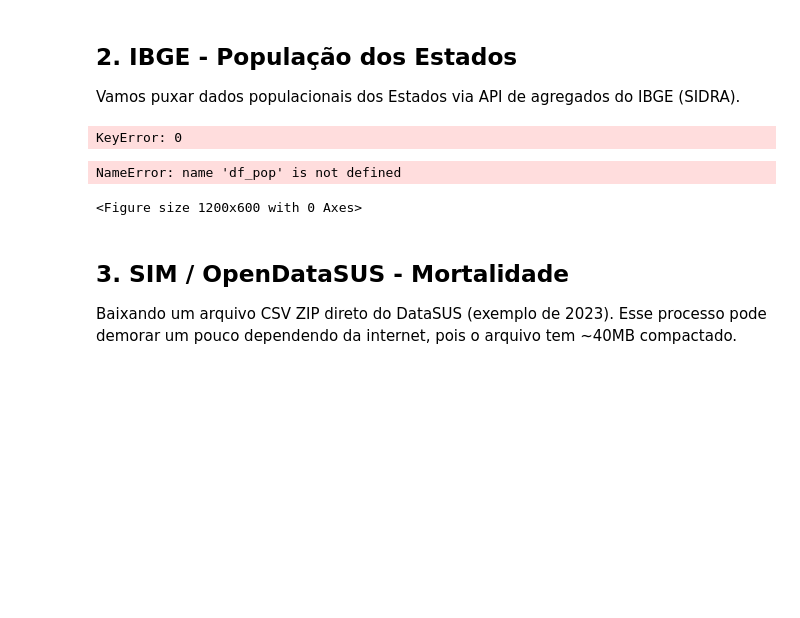
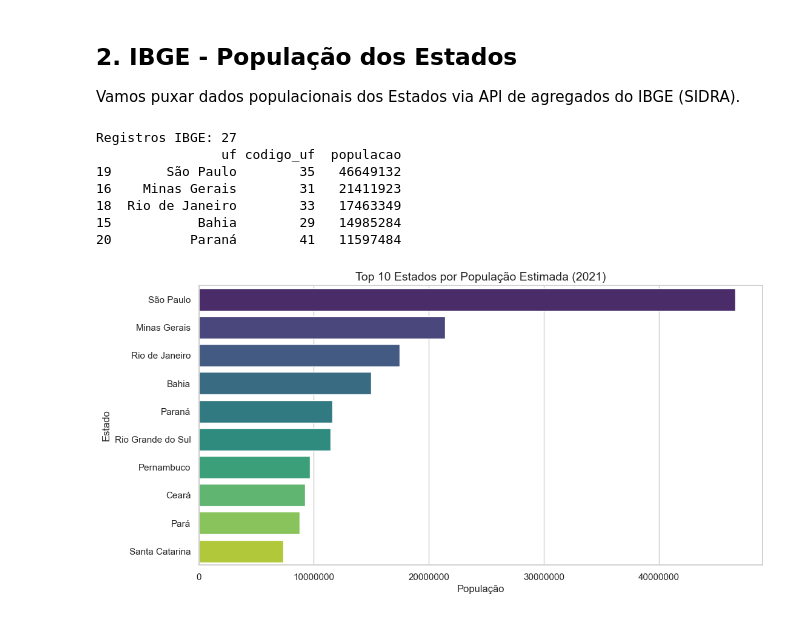
Before and after one commit to ramonsss/projeto_ciencia_de_dados, a Jupyter notebook: notebooks/01_exploracao_tratamento_inicial.ipynb, the cells around one changed output. Cells and saved outputs as stored; diff of their text form; code cells hidden in the pictures; blank space fills up the shorter version.

Commit message:
fix: now the project reads the url sidra

```diff
--- a/notebooks/01_exploracao_tratamento_inicial.ipynb
+++ b/notebooks/01_exploracao_tratamento_inicial.ipynb
@@ -55,46 +55,61 @@ plt.show()
 ## 2. IBGE - População dos Estados
 Vamos puxar dados populacionais dos Estados via API de agregados do IBGE (SIDRA).
 # %%
-# --- INGESTÃO ---
-# Tabela 4709 (População residente estimativa), Variável 9324
-url_ibge = "https://servicodados.ibge.gov.br/api/v3/agregados/4709/periodos/2021/variaveis/9324?localidades=N3[all]"
-resp_ibge = requests.get(url_ibge)
+url_sidra = "https://apisidra.ibge.gov.br/values/t/6579/v/9324/p/2021/n3/all"
+
+resp_ibge = requests.get(url_sidra)
+resp_ibge.raise_for_status()
+
 dados_ibge = resp_ibge.json()
 
-# Parsing do JSON complexo do SIDRA
-registros_pop = []
-for resultado in dados_ibge[0]['resultados']:
-    for serie in resultado['series']:
-        registros_pop.append({
-            'uf': serie['localidade']['nome'],
-            'codigo_uf': serie['localidade']['id'],
-            'populacao': serie['serie']['2021']
-        })
+# Ignora o cabeçalho descritivo (posição 0)
+df_raw = pd.DataFrame(dados_ibge[1:])
 
-df_pop = pd.DataFrame(registros_pop)
+# Mapeamento com as colunas corretas descobertas no cabeçalho
+df_pop = pd.DataFrame(
+    {
+        "uf": df_raw["D3N"],  # Nome do Estado (ex: São Paulo, Pará)
+        "codigo_uf": df_raw["D3C"],  # Código IBGE do Estado (ex: 35, 15)
+        "populacao": df_raw["V"],  # Valor da população
+    }
+)
 
 # --- TRATAMENTO ---
-df_pop['populacao'] = pd.to_numeric(df_pop['populacao'], errors='coerce')
-df_pop = df_pop.dropna(subset=['populacao'])
-
-# Ordenar para plot
-df_pop = df_pop.sort_values('populacao', ascending=False)
+df_pop["populacao"] = pd.to_numeric(df_pop["populacao"], errors="coerce")
+df_pop = df_pop.dropna(subset=["populacao"]).sort_values(
+    "populacao", ascending=False
+)
 
 print("Registros IBGE:", len(df_pop))
-df_pop.head()
+print(df_pop.head())
 # %% [output]
-KeyError: 0
+Registros IBGE: 27
+                uf codigo_uf  populacao
+19       São Paulo        35   46649132
+16    Minas Gerais        31   21411923
+18  Rio de Janeiro        33   17463349
+15           Bahia        29   14985284
+20          Paraná        41   11597484
 # %%
 # --- PLOT IBGE ---
 plt.figure(figsize=(12, 6))
-sns.barplot(data=df_pop.head(10), x='populacao', y='uf', palette='viridis')
-plt.title('Top 10 Estados por População Estimada', fontsize=14)
-plt.xlabel('População')
-plt.ylabel('Estado')
+
+sns.barplot(
+    data=df_pop.head(10),
+    x="populacao",
+    y="uf",
+    hue="uf",
+    palette="viridis",
+    legend=False,
+)
+
+plt.title("Top 10 Estados por População Estimada (2021)", fontsize=14)
+plt.xlabel("População")
+plt.ylabel("Estado")
+
+# Formata o eixo X para exibir os valores de população de forma legível
+plt.ticklabel_format(style="plain", axis="x")
+
 plt.show()
 # %% [output]
-NameError: name 'df_pop' is not defined
-<Figure size 1200x600 with 0 Axes>
+[figure, added]
-# %% [markdown]
-## 3. SIM / OpenDataSUS - Mortalidade
-Baixando um arquivo CSV ZIP direto do DataSUS (exemplo de 2023). Esse processo pode demorar um pouco dependendo da internet, pois o arquivo tem ~40MB compactado.
```
Also changed, not shown: parts of 5 cells of this notebook.
